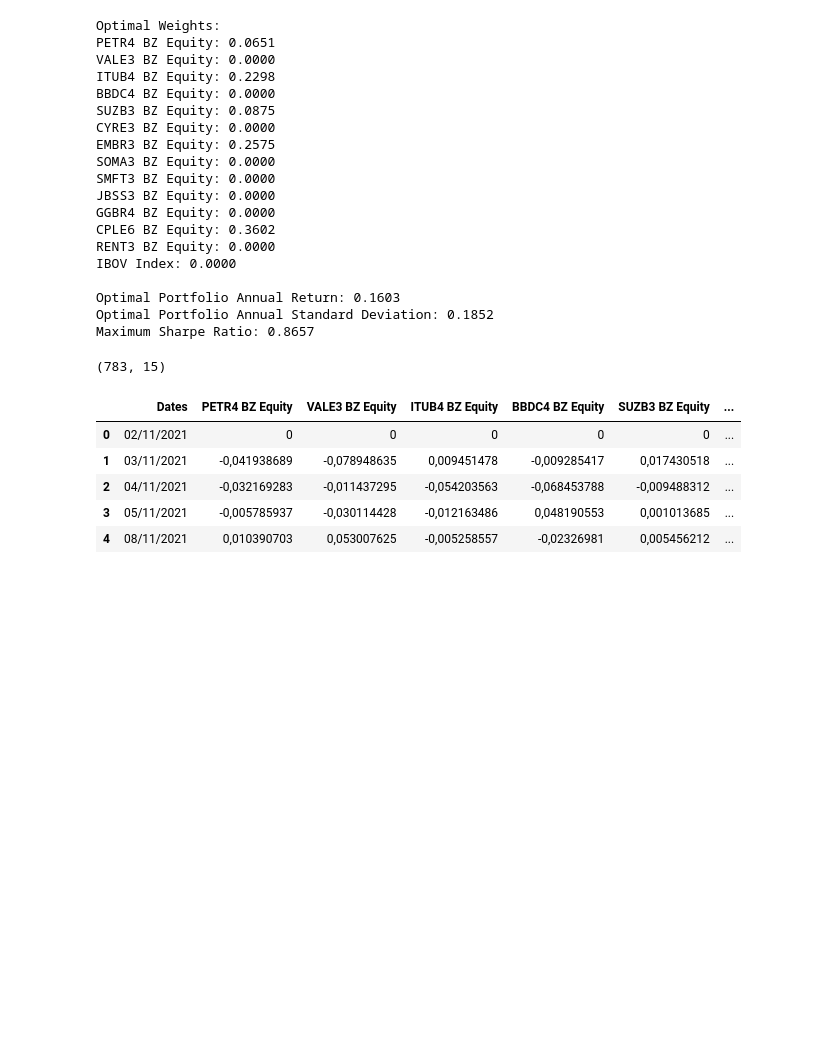
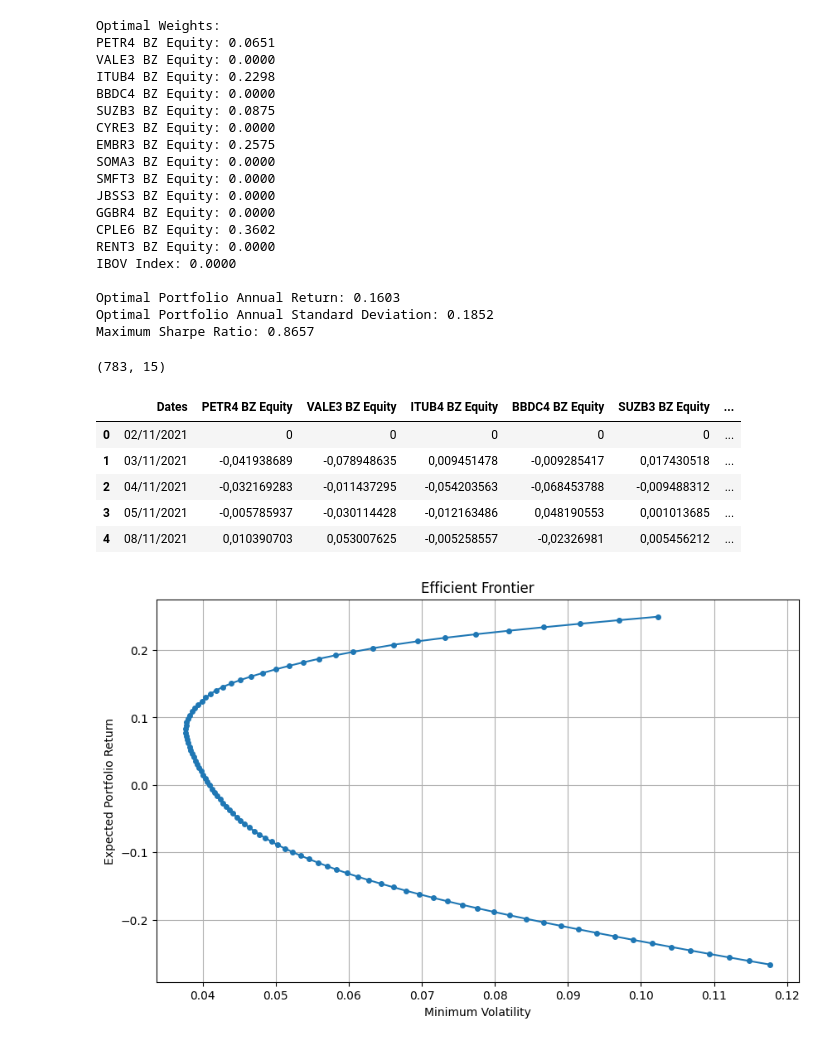
Before and after one commit to FelipeSchreiber/Markowitz, a Jupyter notebook: Efficient_frontier.ipynb, the cells around one changed output. Drawn from its saved outputs; the diff is of its cells as text; code cells hidden in the pictures; blank space fills up the shorter version.

```diff
--- a/Efficient_frontier.ipynb
+++ b/Efficient_frontier.ipynb
@@ -124,3 +124,55 @@ returns_df.head()
 | 2 | 04/11/2021 | -0,032169283 | -0,011437295 | -0,054203563 | -0,068453788 | -0,009488312 | ... |
 | 3 | 05/11/2021 | -0,005785937 | -0,030114428 | -0,012163486 | 0,048190553 | 0,001013685 | ... |
 | 4 | 08/11/2021 | 0,010390703 | 0,053007625 | -0,005258557 | -0,02326981 | 0,005456212 | ... |
+# %%
+import matplotlib.pyplot as plt
+
+# Calculate expected returns and covariance matrix
+expected_returns = returns.mean() * 252  # Annualize returns
+covariance_matrix = returns.cov() * np.sqrt(252)  # Annualize covariance
+
+# Define a function to calculate portfolio volatility
+def portfolio_volatility(weights, covariance_matrix):
+    return np.sqrt(np.dot(weights.T, np.dot(covariance_matrix, weights)))
+
+# Define a function to minimize volatility for a given target return
+def minimize_volatility(target_return, expected_returns, covariance_matrix):
+    num_assets = len(expected_returns)
+    initial_weights = np.array(num_assets * [1. / num_assets,])
+
+    # Constraints: weights sum to 1, and portfolio return equals target return
+    constraints = (
+        {'type': 'eq', 'fun': lambda weights: np.sum(weights) - 1},
+        {'type': 'eq', 'fun': lambda weights: np.sum(weights * expected_returns) - target_return}
+    )
+
+    # Bounds: weights must be between 0 and 1
+    bounds = tuple((0, 1) for asset in range(num_assets))
+
+    # Minimize volatility
+    result = minimize(portfolio_volatility, initial_weights, args=(covariance_matrix,),
+                      method='SLSQP', bounds=bounds, constraints=constraints)
+
+    return result.fun # Return the minimum volatility
+
+# Generate a range of target returns
+min_return = expected_returns.min()
+max_return = expected_returns.max()
+target_returns = np.linspace(min_return, max_return, 100)
+
+# Calculate minimum volatility for each target return
+min_volatilities = []
+for tr in target_returns:
+    min_vol = minimize_volatility(tr, expected_returns, covariance_matrix)
+    min_volatilities.append(min_vol)
+
+# Plot the efficient frontier
+plt.figure(figsize=(10, 6))
+plt.plot(min_volatilities, target_returns, linestyle='-', marker='o', markersize=4)
+plt.xlabel('Minimum Volatility')
+plt.ylabel('Expected Portfolio Return')
+plt.title('Efficient Frontier')
+plt.grid(True)
+plt.show()
+# %% [output]
+[figure, added]
```
